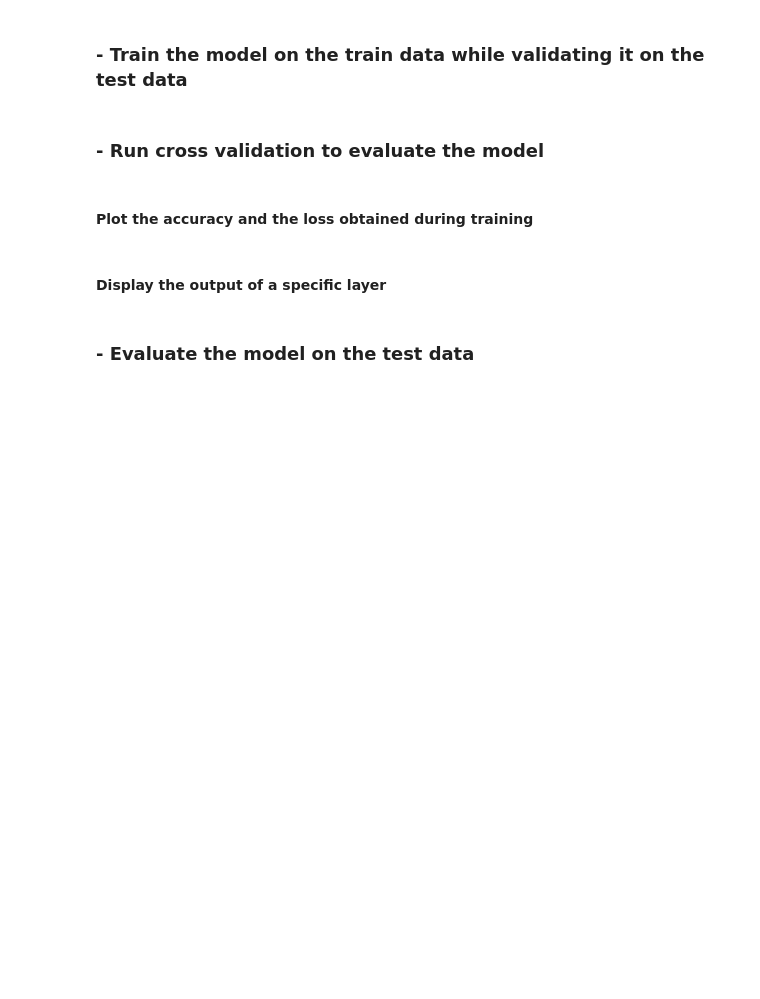
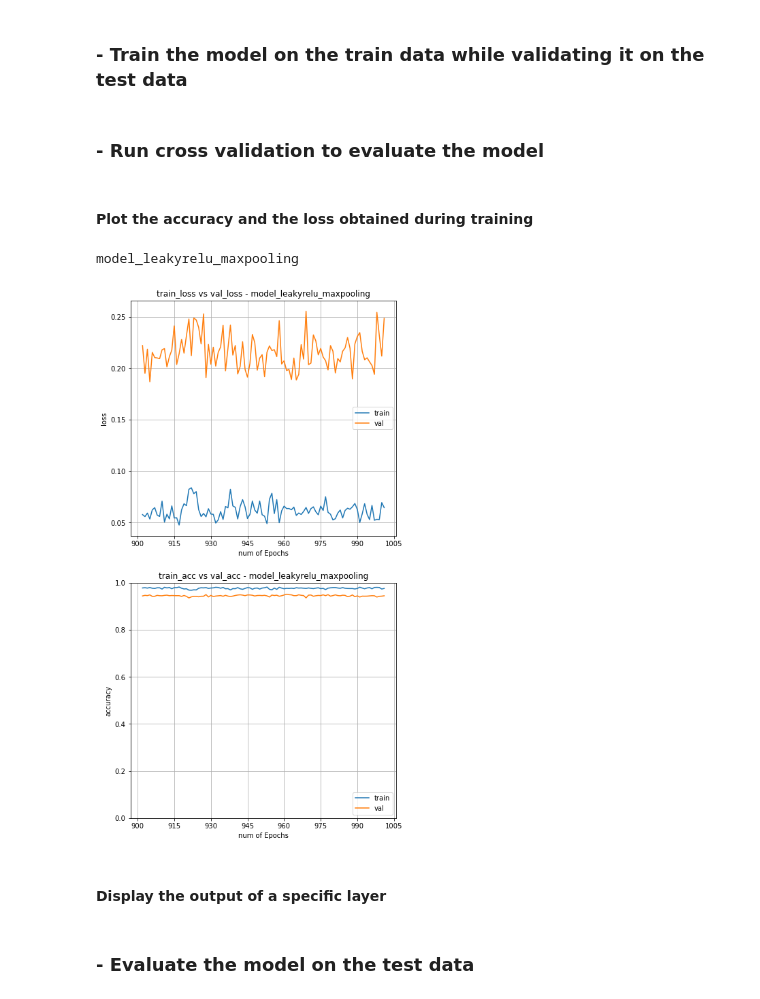
Before and after one commit to NiccoloSacchi/road-segmentation, a Jupyter notebook: scripts/segment_aerial_images_cnn_nic_2.ipynb, the cells around one changed output. Cells and saved outputs as stored; diff of their text form; code cells hidden in the pictures; blank space fills up the shorter version.

```diff
--- a/scripts/segment_aerial_images_cnn_nic_2.ipynb
+++ b/scripts/segment_aerial_images_cnn_nic_2.ipynb
@@ -27,7 +19,7 @@ The goal here is to use the CNN to reduce the size of the input image to obtain
 ### - Load data
 # %%
 # Loaded a set of images
-n = 20
+n = 100
 
 imgs, gt_imgs = load_images(n)
 imgs[0].shape, gt_imgs[0].shape
@@ -37,3 +47,10 @@ Y = gt_imgs
+# %%
+# for i in range(100):
+i = 41
+display_prediction(set_.X[i], set_.Y[i])
+plt
+# plt.show()
+# plt.savefig("highway.png")
 # %% [markdown]
 ### - Reshape the data NOMORE (we pass the train directly the images as they are so not to mess data augmentation)
 We reshape each input to fulfill our cnn inputs and output shape.
@@ -133,10 +150,10 @@ model.summary()
 - Otherwise load a previous model
 # %%
 # give the folder
-folder_name = "model_2017-12-16_185451"
+folder_name = "model_2017-12-17_015606"
 model_path = "../models/"+folder_name
 models = []
-models_id = [1, 7, 8]
+models_id = [7]
 for i in range(len(models_id)):
     models.append(CnnModel(model_n=models_id[i], model_path=model_path))
     models[i].load() # load the model and its weights
@@ -144,3 +179,5 @@ for i in range(len(models_id)):
+# %%
+model.load_weights("2017-12-17_015714_best-weightsmodel_leakyrelu_maxpooling.hdf5")
 # %% [markdown]
 ### - Train the model on the train data while validating it on the test data
 # %%
@@ -164,11 +201,14 @@ plot_history(result["history_mean"])
 # %% [markdown]
 #### Plot the accuracy and the loss obtained during training
 # %%
-last_epochs=1000 # plot only the last n epochs
+last_epochs=100 # plot only the last n epochs
 for model in models:
     print(model.name())
     model.plot_history(last_epochs=last_epochs)
     plt.show()
+# %% [output]
+model_leakyrelu_maxpooling
+[figure, added]
 # %% [markdown]
 #### Display the output of a specific layer
 # %%
```
Also changed, not shown: parts of 21 cells of this notebook, 10 other files.
